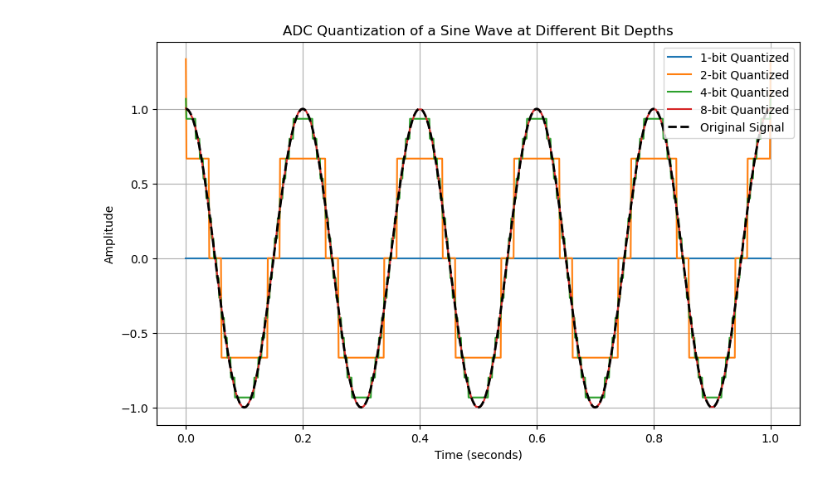
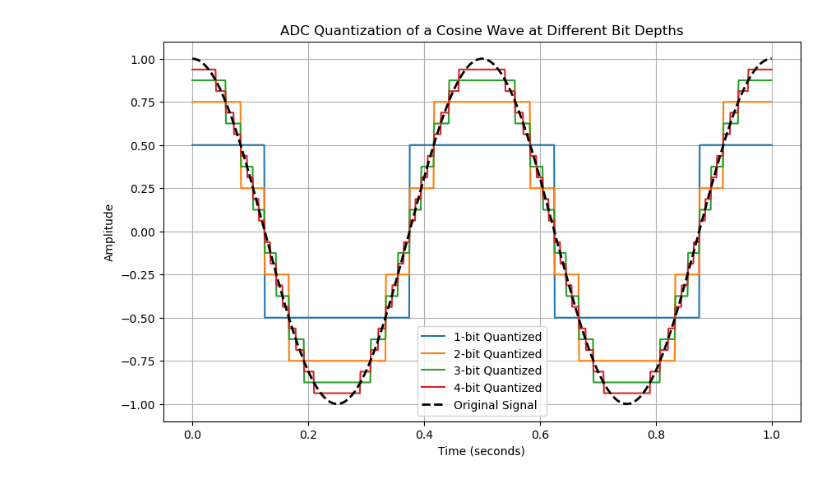
Before and after one commit to Bahniman14/polarimetric-fpga-dsp, a Jupyter notebook: Development & Understanding/Experiments/Quantization_Sine_Wave.ipynb, the cells around one changed output. Cells and saved outputs as stored; diff of their text form; code cells hidden in the pictures.

Commit message:
"Adding 1/2 LSB Offset Logic in Quantization"

```diff
--- a/Development & Understanding/Experiments/Quantization_Sine_Wave.ipynb
+++ b/Development & Understanding/Experiments/Quantization_Sine_Wave.ipynb
@@ -3,7 +3,7 @@ import numpy as np
 import matplotlib.pyplot as plt
 # %%
 # Signal parameters
-f_signal = 5          # Signal frequency = 5 Hz
+f_signal = 2         # Signal frequency = 5 Hz
 fs = 1000             # Sampling rate = 1000 samples per second
 t = np.linspace(0, 1, fs)   # Time axis: 1 second duration
 
@@ -13,22 +22,29 @@ analog_signal_cos = np.cos(2 * np.pi * f_signal * t)
 # %%
-def simple_quantize(signal, bits):
-    levels = 2 ** bits              # Number of quantization levels
-    step = 2 / (levels - 1)         # Quantization step size (range assumed -1 to +1)
+def adc_quantize(signal, bits, vmin=-1.0, vmax=1.0):
+    levels = 2 ** bits
+    step = (vmax - vmin) / levels #step = LSB weight (change in 1 bit after the chnage in weight)
 
-    quantized_signal = []           # ADC output samples
+    quantized = []
 
-    for sample in signal:
-        q_sample = round(sample / step) * step
-        quantized_signal.append(q_sample)
+    for x in signal:
+        # Saturation
+        if x <= vmin:
+            x = vmin
+        elif x >= vmax:
+            x = vmax - 1e-12
 
-    return np.array(quantized_signal)
+        code = np.floor((x - vmin) / step)
+        x_q = (code + 0.5) * step + vmin
+        quantized.append(x_q)
+
+    return np.array(quantized)
 # %%
-bit_depths = [1, 2, 4, 8]
+bit_depths = [1, 2, 3, 4]
 
 plt.figure(figsize=(10, 6))
 
 for bits in bit_depths:
-    q_signal = simple_quantize(analog_signal_sin, bits)
+    q_signal = quantize(analog_signal_sin, bits)
     plt.plot(t, q_signal, label=f"{bits}-bit Quantized")
 
 # Plot original analog signal
@@ -44,0 +137,11 @@ plt.show()
+# %%
+plt.figure(figsize=(10, 6))
+q_signal = quantize(analog_signal_sin, 6)
+plt.plot(t, q_signal, label=f"{6}-bit Quantized")
+
+plt.xlabel("Time (seconds)")
+plt.ylabel("Amplitude")
+plt.title("ADC Quantization of a Sine Wave for 6 Bit Depth")
+plt.legend()
+plt.grid(True)
+plt.show()
@@ -45,18 +150,19 @@ plt.show()
 # %%
 plt.figure(figsize=(10, 6))
 
 for bits in bit_depths:
     q_signal = simple_quantize(analog_signal_cos, bits)
     plt.plot(t, q_signal, label=f"{bits}-bit Quantized")
 
+
 # Plot original analog signal
 plt.plot(t, analog_signal_cos, 'k--', linewidth=2, label="Original Signal")
 
 plt.xlabel("Time (seconds)")
 plt.ylabel("Amplitude")
-plt.title("ADC Quantization of a Sine Wave at Different Bit Depths")
+plt.title("ADC Quantization of a Cosine Wave at Different Bit Depths")
 plt.legend()
 plt.grid(True)
 plt.show()
 # %% [output]
-[figure, old version]
+[figure, new version]
```
Also changed, not shown: parts of 7 cells of this notebook, 2 other files.
